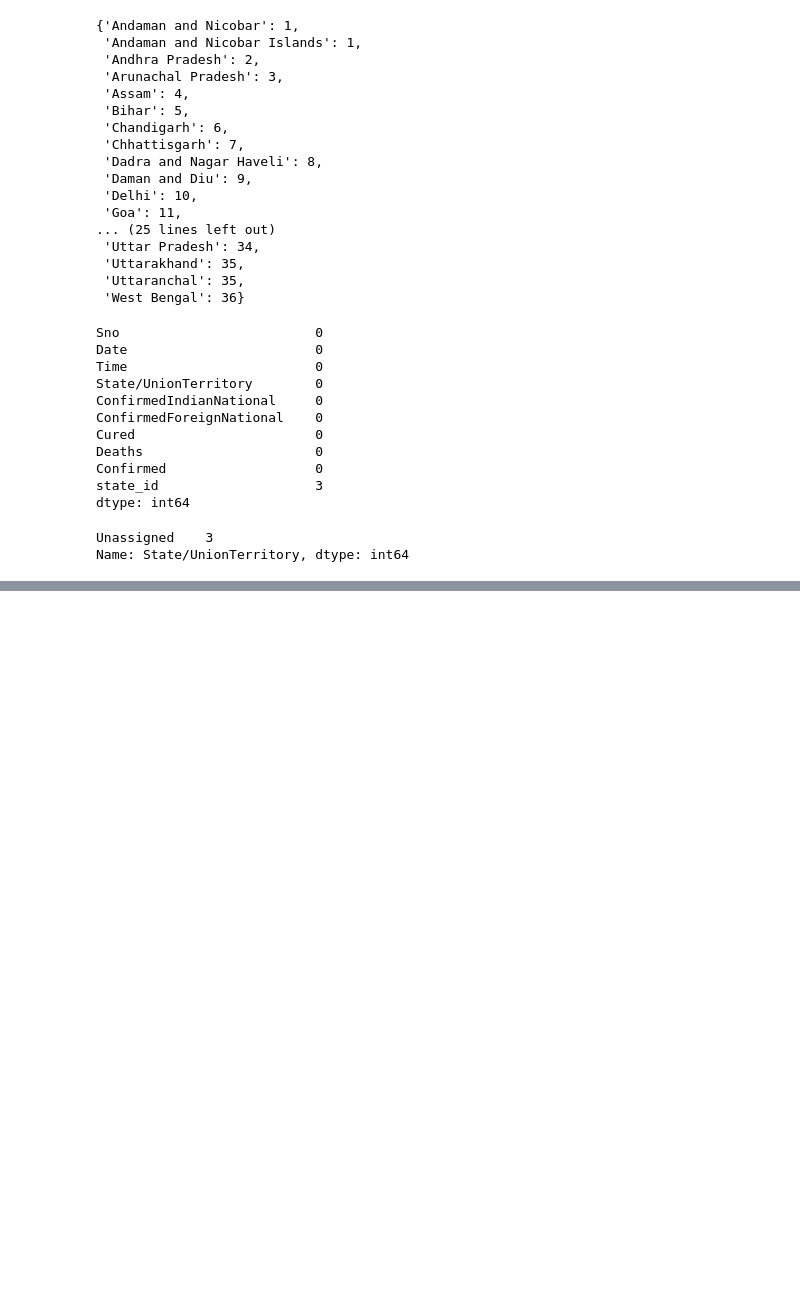
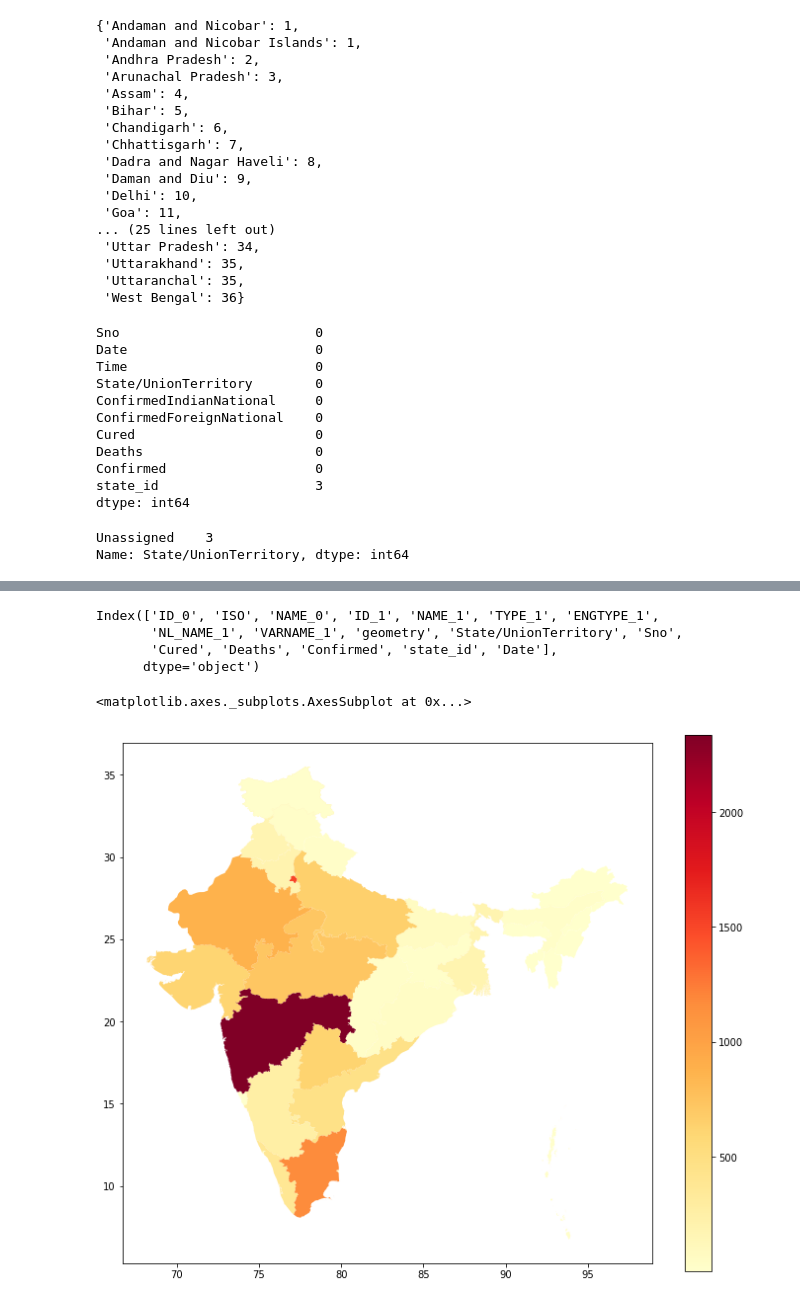
Before and after one commit to Indranil94saha/COVID19-india, a Jupyter notebook: covid19_india_graphs.ipynb, the cells around one changed output, grey strips where cells are left out. Cells and saved outputs as stored; diff of their text form; code cells hidden in the pictures; blank space fills up the shorter version.

```diff
--- a/covid19_india_graphs.ipynb
+++ b/covid19_india_graphs.ipynb
@@ -328,0 +322,11 @@ Name: ENGTYPE_1, dtype: int64
+# %%
+india_covid19_data['state_id']=india_covid19_data['state_id'].apply(int)
+# %%
+gb=india_covid19_data.groupby(['State/UnionTerritory','Date']).sum()
+state_index=gb.index.levels[0]
+covid19_data_for_map=pd.DataFrame(columns=gb.reset_index(level='State/UnionTerritory').columns)
+for state in state_index:
+  last_date=gb.loc[state].index[-1]
+  df=gb.loc[state,last_date,:]
+  covid19_data_for_map=pd.concat([covid19_data_for_map,df.reset_index()],ignore_index=True)
+covid19_data_for_map
@@ -328,0 +360,3 @@ Name: ENGTYPE_1, dtype: int64
+# %%
+merged_map_data=pd.merge(india_map_data,covid19_data_for_map,how='left',left_on='ID_1',right_on='state_id')
+merged_map_data
@@ -328,0 +381,14 @@ Name: ENGTYPE_1, dtype: int64
+# %%
+merged_map_data.columns
+# %% [output]
+Index(['ID_0', 'ISO', 'NAME_0', 'ID_1', 'NAME_1', 'TYPE_1', 'ENGTYPE_1',
+       'NL_NAME_1', 'VARNAME_1', 'geometry', 'State/UnionTerritory', 'Sno',
+       'Cured', 'Deaths', 'Confirmed', 'state_id', 'Date'],
+      dtype='object')
+# %%
+merged_map_data=merged_map_data.astype({'Cured':np.float, 'Deaths':np.float, 'Confirmed':np.float})
+# %%
+merged_map_data.plot(column='Confirmed',categorical=False,figsize=(12,10),cmap='YlOrRd',legend=True)
+# %% [output]
+<matplotlib.axes._subplots.AxesSubplot at 0x...>
+[figure, added]
```
Also changed, not shown: parts of 38 cells of this notebook.
